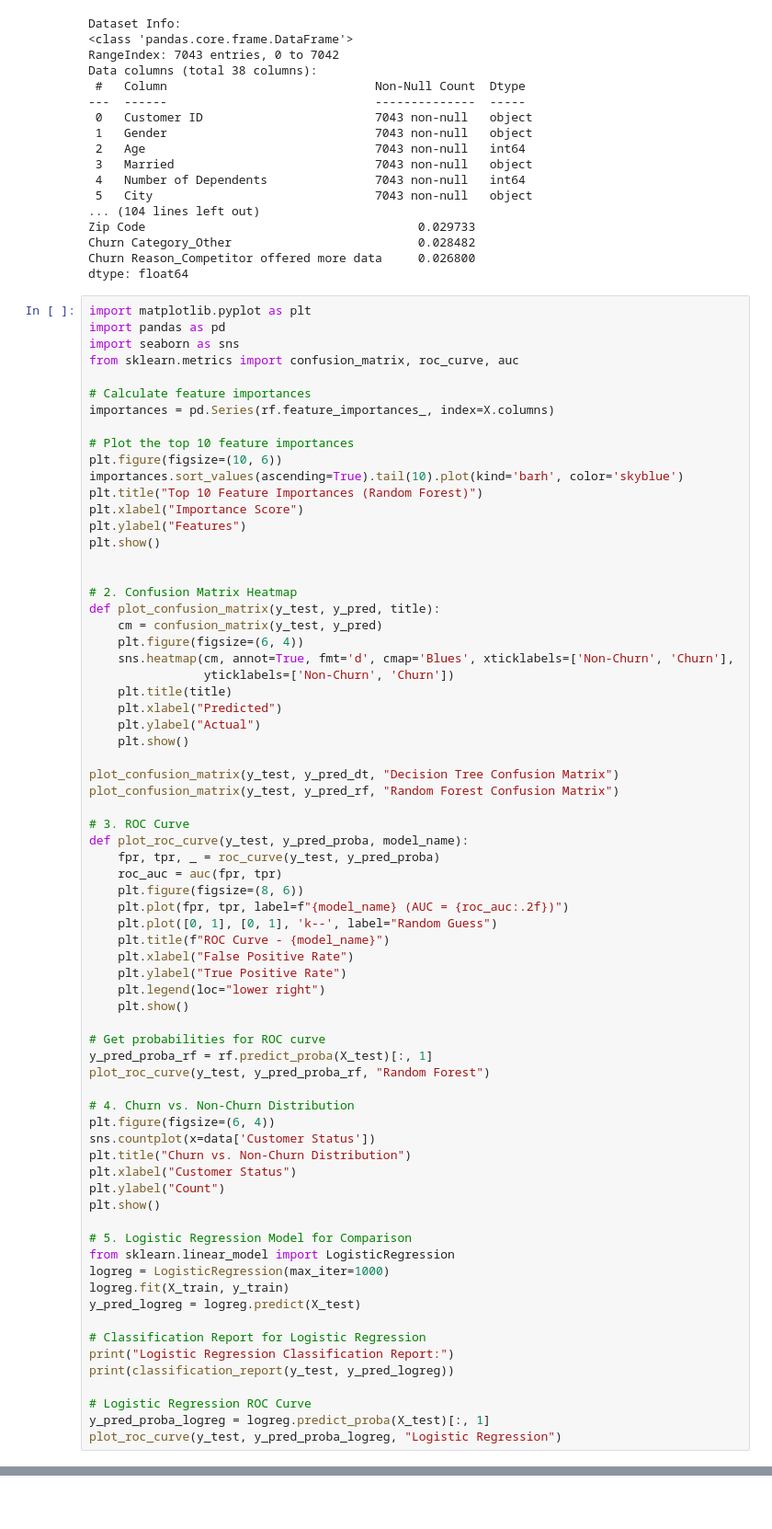
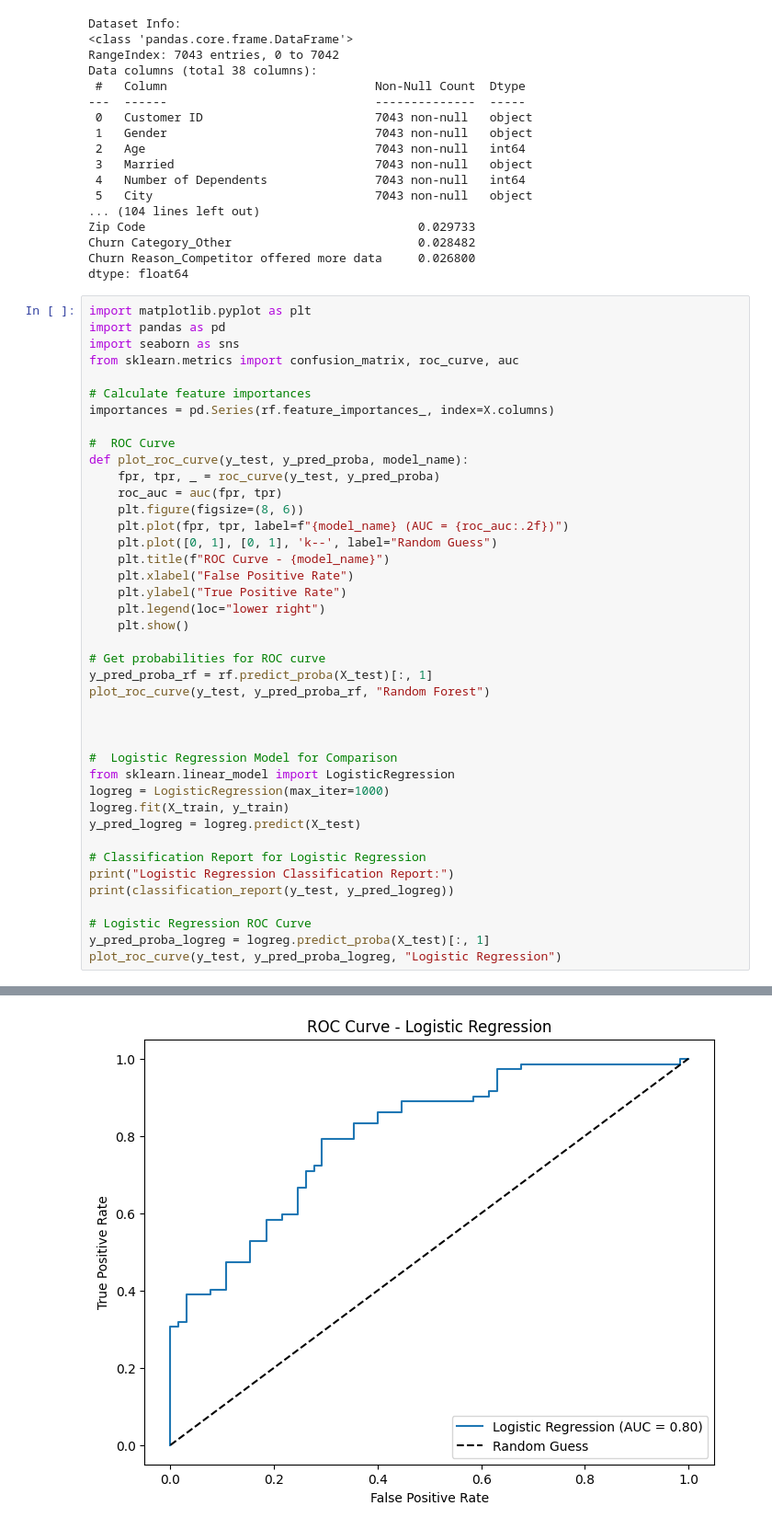
Before and after one commit to Athulkrishna-S/L-and-T, a Jupyter notebook: Customer_churn_prediction.ipynb, the cells around one changed output, grey strips where cells are left out. Shown: that part at 92% size. Drawn from its saved outputs; the diff is of its cells as text; blank space fills up the shorter version.

```diff
--- a/Customer_churn_prediction.ipynb
+++ b/Customer_churn_prediction.ipynb
@@ -100,30 +100,7 @@ from sklearn.metrics import confusion_matrix, roc_curve, auc
 # Calculate feature importances
 importances = pd.Series(rf.feature_importances_, index=X.columns)
 
-# Plot the top 10 feature importances
-plt.figure(figsize=(10, 6))
-importances.sort_values(ascending=True).tail(10).plot(kind='barh', color='skyblue')
-plt.title("Top 10 Feature Importances (Random Forest)")
-plt.xlabel("Importance Score")
-plt.ylabel("Features")
-plt.show()
-
-
-# 2. Confusion Matrix Heatmap
-def plot_confusion_matrix(y_test, y_pred, title):
-    cm = confusion_matrix(y_test, y_pred)
-    plt.figure(figsize=(6, 4))
-    sns.heatmap(cm, annot=True, fmt='d', cmap='Blues', xticklabels=['Non-Churn', 'Churn'],
-                yticklabels=['Non-Churn', 'Churn'])
-    plt.title(title)
-    plt.xlabel("Predicted")
-    plt.ylabel("Actual")
-    plt.show()
-
-plot_confusion_matrix(y_test, y_pred_dt, "Decision Tree Confusion Matrix")
-plot_confusion_matrix(y_test, y_pred_rf, "Random Forest Confusion Matrix")
-
-# 3. ROC Curve
+#  ROC Curve
 def plot_roc_curve(y_test, y_pred_proba, model_name):
     fpr, tpr, _ = roc_curve(y_test, y_pred_proba)
     roc_auc = auc(fpr, tpr)
@@ -140,15 +117,9 @@ def plot_roc_curve(y_test, y_pred_proba, model_name):
 y_pred_proba_rf = rf.predict_proba(X_test)[:, 1]
 plot_roc_curve(y_test, y_pred_proba_rf, "Random Forest")
 
-# 4. Churn vs. Non-Churn Distribution
-plt.figure(figsize=(6, 4))
-sns.countplot(x=data['Customer Status'])
-plt.title("Churn vs. Non-Churn Distribution")
-plt.xlabel("Customer Status")
-plt.ylabel("Count")
-plt.show()
 
-# 5. Logistic Regression Model for Comparison
+
+#  Logistic Regression Model for Comparison
 from sklearn.linear_model import LogisticRegression
 logreg = LogisticRegression(max_iter=1000)
 logreg.fit(X_train, y_train)
@@ -166,3 +153,4 @@ NameError: name 'rf' is not defined
+[figure, added]
 # %%
 import pandas as pd
 import matplotlib.pyplot as plt
```
Also changed, not shown: parts of 2 cells of this notebook.
